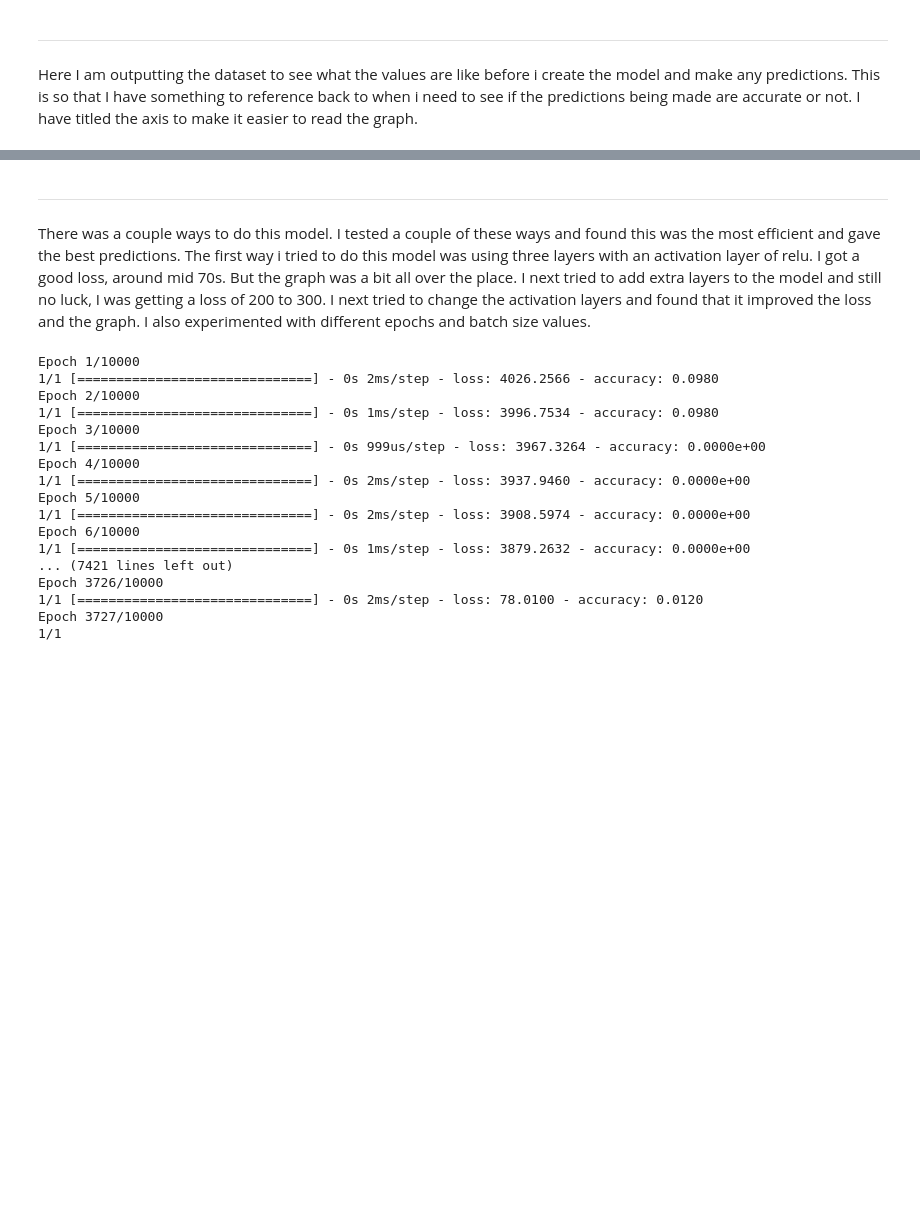
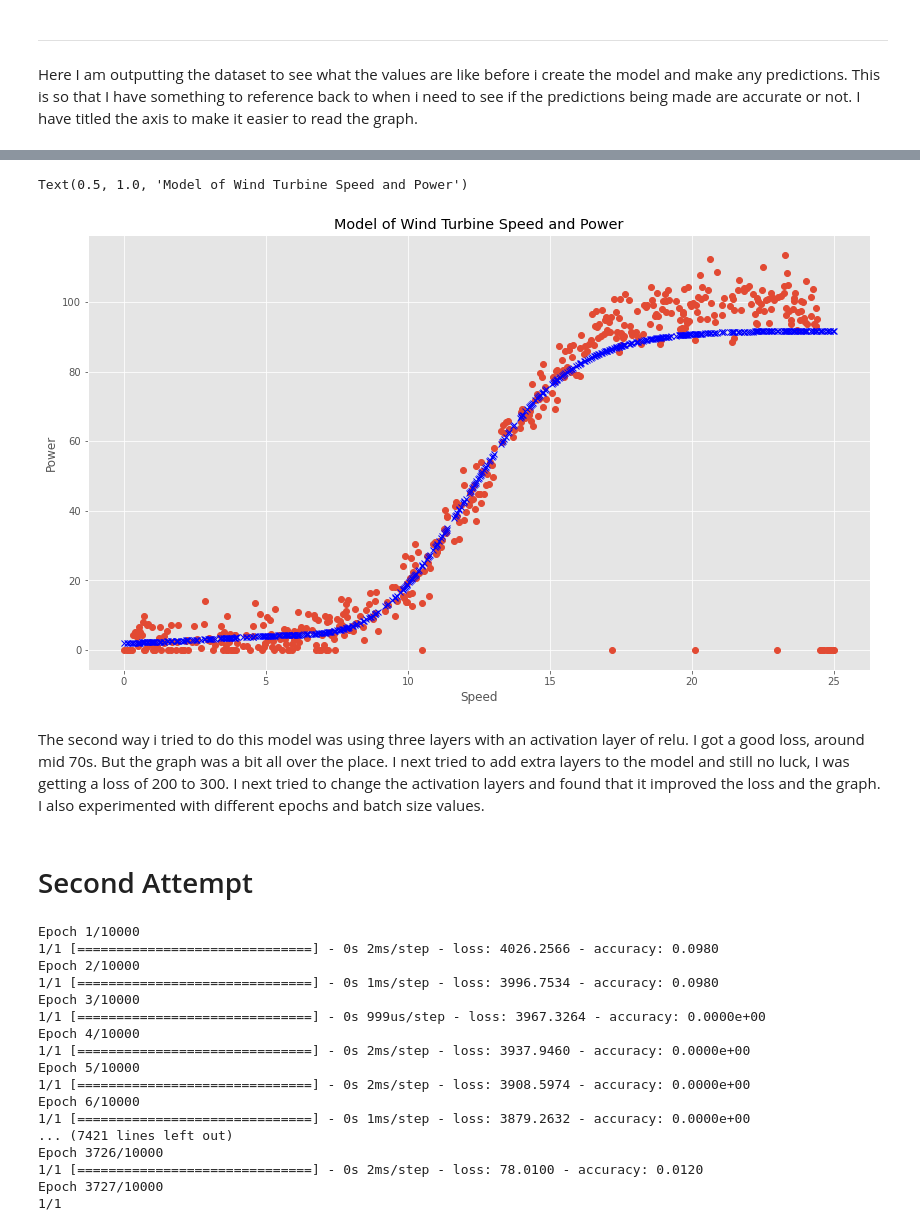
Before and after one commit to sagheerahmadGmit/EmergingTechAssessment, a Jupyter notebook: AssessmentModel.ipynb, the cells around one changed output, grey strips where cells are left out. Drawn from its saved outputs; the diff is of its cells as text; code cells hidden in the pictures; blank space fills up the shorter version.

Commit message:
Added more data into the notebook

```diff
--- a/AssessmentModel.ipynb
+++ b/AssessmentModel.ipynb
@@ -131,0 +140,9 @@ The model.compile configures the model for training. It takes in a few arguement
+# %%
+# Train a different model.
+model = kr.models.Sequential()
+model.add(kr.layers.Dense(50, input_shape=(1,), activation='sigmoid', kernel_initializer="glorot_uniform", bias_initializer="glorot_uniform"))
+model.add(kr.layers.Dense(1, activation='linear', kernel_initializer="glorot_uniform", bias_initializer="glorot_uniform"))
+model.compile(kr.optimizers.Adam(lr=0.001), loss='mean_squared_error')
+
+# Fit the data.
+model.fit(powerProductionData['speed'], powerProductionData['power'], epochs=500, batch_size=10)
@@ -132,6 +168,26 @@ The model.compile configures the model for training. It takes in a few arguement
+# %%
+# Plot style.
+plt.style.use("ggplot")
+# Plot size.
+plt.rcParams['figure.figsize'] = [14, 8]
+
+# Plot the values.
+plt.plot(powerProductionData['speed'], powerProductionData['power'], 'o');
+plt.plot(powerProductionData['speed'], model.predict(powerProductionData['speed']), 'bx');
+
+#label the x axis
+plt.xlabel('Speed')
+#label the y axis
+plt.ylabel('Power')
+# Set the title
+plt.title('Model of Wind Turbine Speed and Power')
+# %% [output]
+Text(0.5, 1.0, 'Model of Wind Turbine Speed and Power')
+[figure, added]
 # %% [markdown]
-***
-There was a couple ways to do this model. I tested a couple of these ways and found this was the most efficient and gave the best predictions. The first way i tried to do this model was using three layers with an activation layer of relu. I got a good loss, around mid 70s. But the graph was a bit all over the place. I next tried to add extra layers to the model and still no luck, I was getting a loss of 200 to 300. I next tried to change the activation layers and found that it improved the loss and the graph. I also experimented with different epochs and batch size values.
+The second way i tried to do this model was using three layers with an activation layer of relu. I got a good loss, around mid 70s. But the graph was a bit all over the place. I next tried to add extra layers to the model and still no luck, I was getting a loss of 200 to 300. I next tried to change the activation layers and found that it improved the loss and the graph. I also experimented with different epochs and batch size values.
+# %% [markdown]
+# Second Attempt
 # %%
 x = powerProductionData.iloc[:,0].values
 y = powerProductionData.iloc[:,1].values
```
Also changed, not shown: parts of 4 cells of this notebook, 1 other file.
